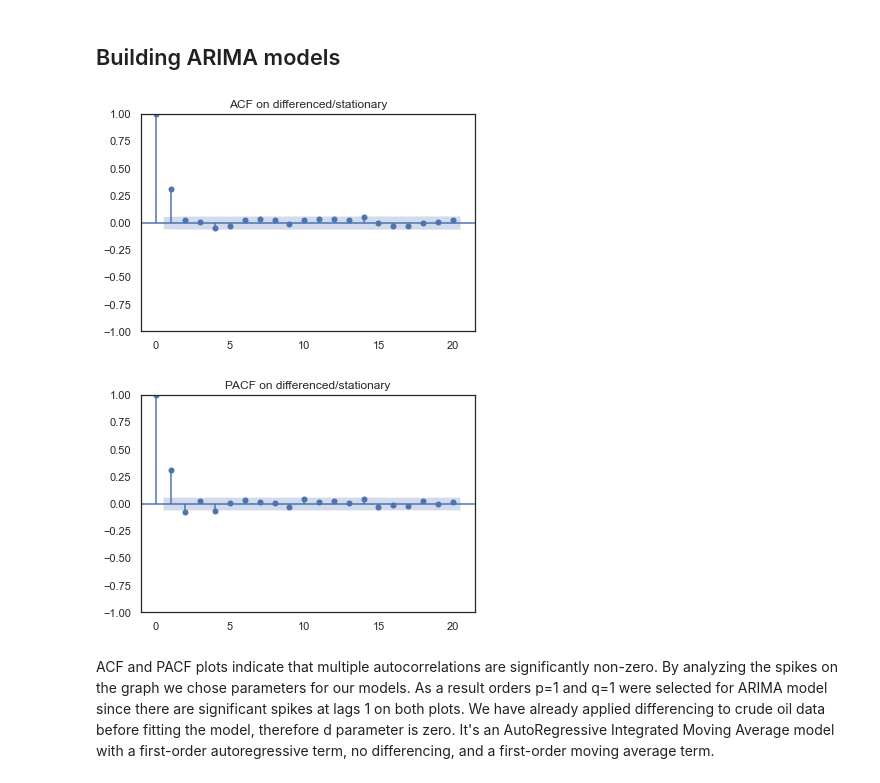
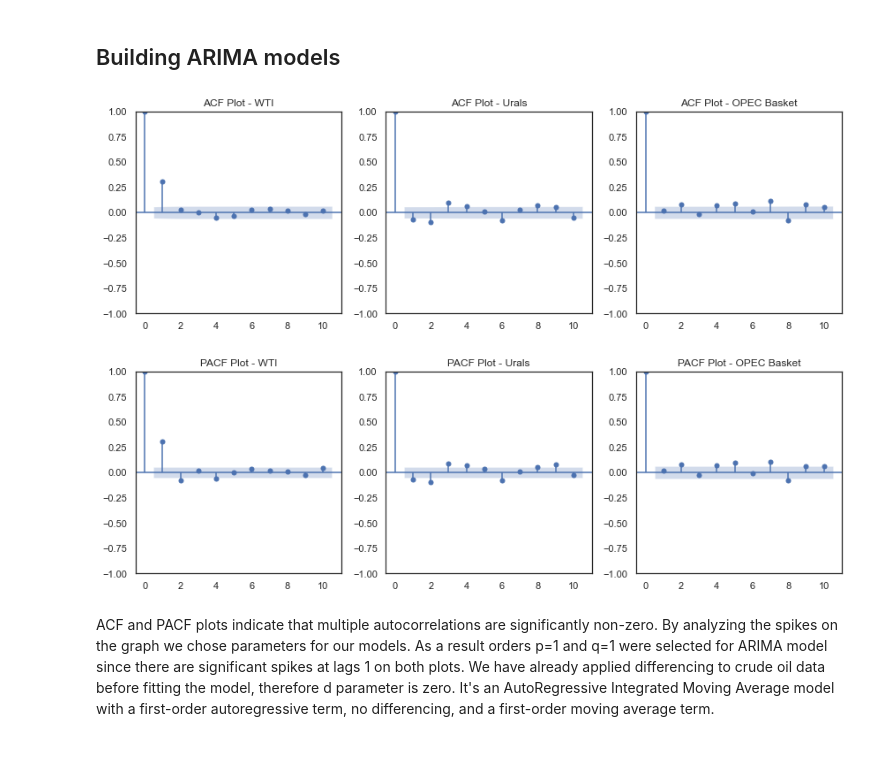
Before and after one commit to timdanilov/capstone-project, a Jupyter notebook: capstone.ipynb, the cells around one changed output. Drawn from its saved outputs; the diff is of its cells as text; code cells hidden in the pictures; blank space fills up the shorter version.

```diff
--- a/capstone.ipynb
+++ b/capstone.ipynb
@@ -532,13 +604,9 @@ OPEC Basket
 # %% [markdown]
 ## Building ARIMA models
-# %%
-# Plotting ACF and PACF functions
-plot_acf(wti_returns_df['Crude'], lags=20,  title='ACF on differenced/stationary')
-plot_pacf(wti_returns_df['Crude'], lags=20,  method='ols', title='PACF on differenced/stationary')
-
-plt.show()
-# %% [output]
-[figure, removed]
-[figure, removed]
+# %%
+ac_plot([wti_returns_df, urals_returns_df, opec_returns_df])
+# %% [output]
+[figure, added]
+[figure, added]
 # %% [markdown]
 ACF and PACF plots indicate that multiple autocorrelations are significantly non-zero. By analyzing the spikes on the graph we chose parameters for our models. As a result orders p=1 and q=1 were selected for ARIMA model since there are significant spikes at lags 1 on both plots. We have already applied differencing to crude oil data before fitting the model, therefore d parameter is zero. It's an AutoRegressive Integrated Moving Average model with a first-order autoregressive term, no differencing, and a first-order moving average term.
```
Also changed, not shown: parts of 27 cells of this notebook, 1 other file.
